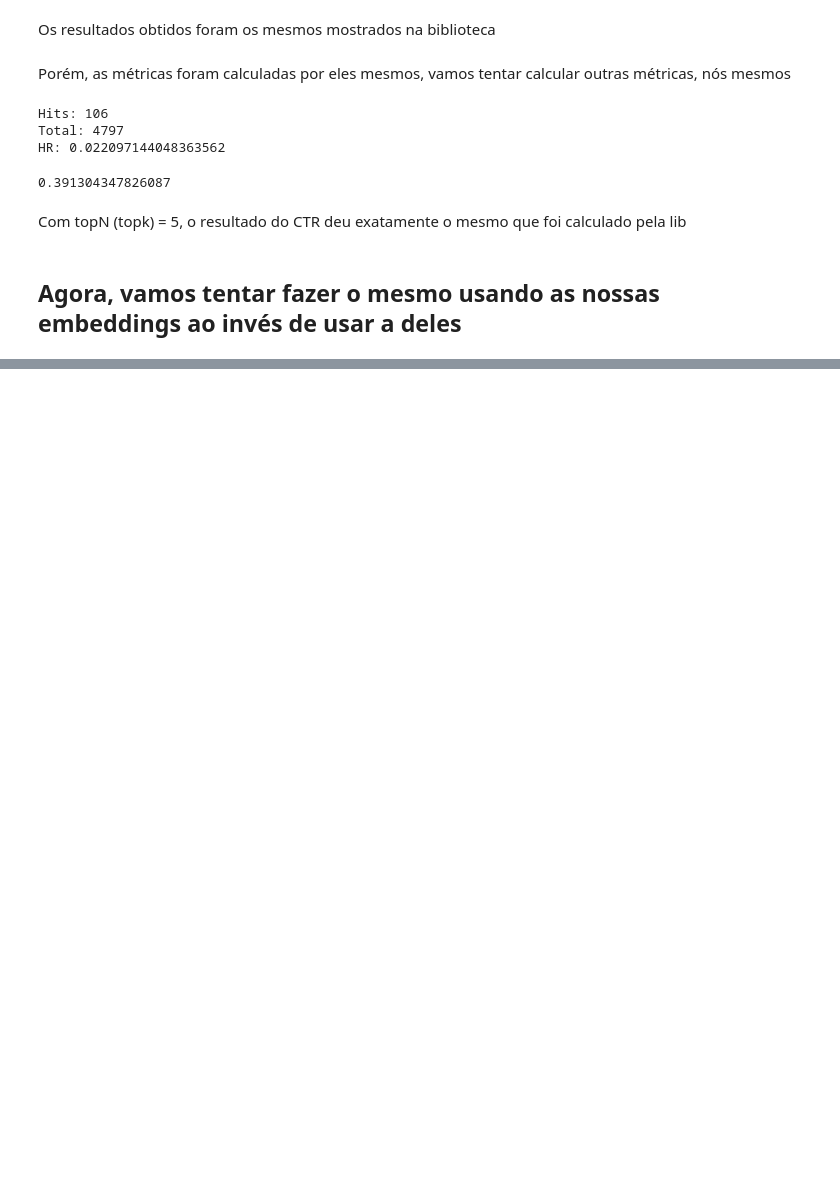
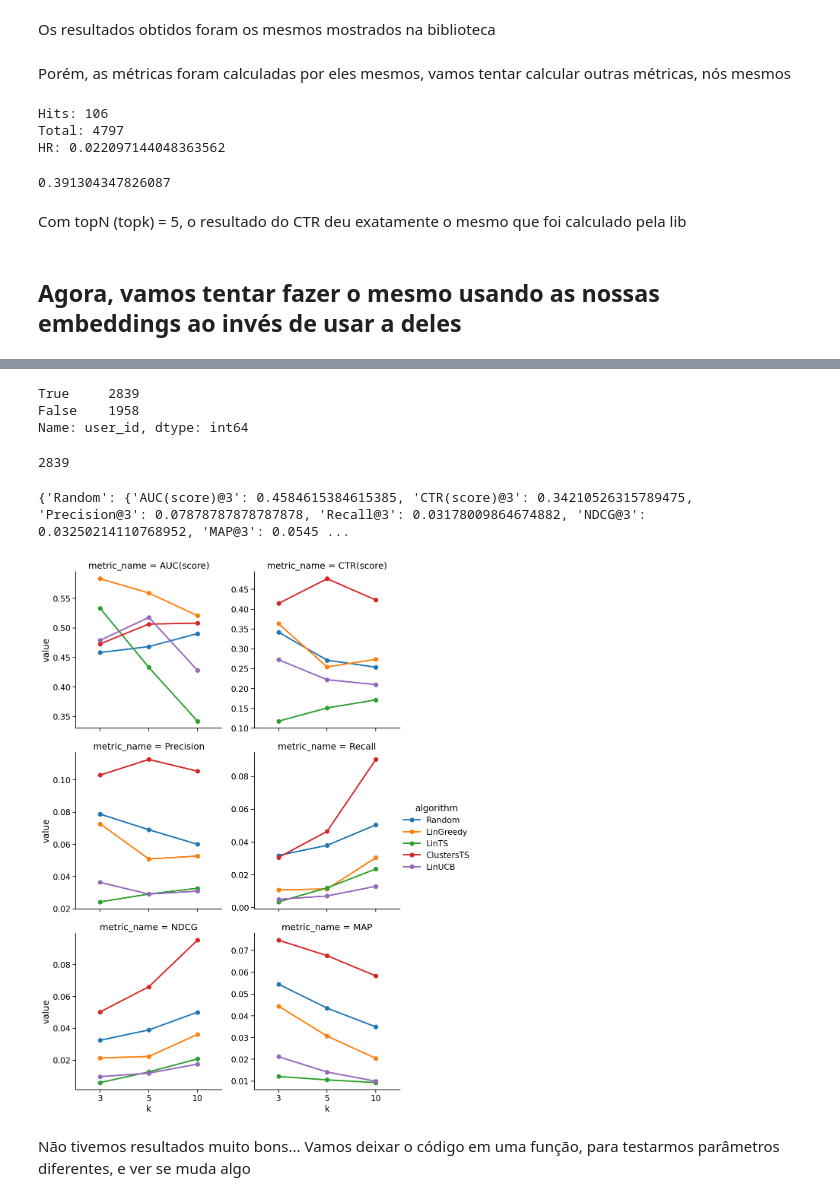
Before and after one commit to GregorioFornetti/Estudos-MAB, a Jupyter notebook: mab2rec/testes_evaluation.ipynb, the cells around one changed output, grey strips where cells are left out. Cells and saved outputs as stored; diff of their text form; code cells hidden in the pictures; blank space fills up the shorter version.

```diff
--- a/mab2rec/testes_evaluation.ipynb
+++ b/mab2rec/testes_evaluation.ipynb
@@ -277,0 +289,26 @@ print(reco_to_metrics)
+# %%
+df_test['user_id'].isin(df_train['user_id']).value_counts()
+# %% [output]
+True     2839
+False    1958
+Name: user_id, dtype: int64
+# %%
+df_test = df_test[df_test['user_id'].isin(df_train['user_id'])]
+len(df_test)
+# %% [output]
+2839
+# %%
+reco_to_results, reco_to_metrics = benchmark(recommenders,
+                                             metrics=metrics,
+                                             train_data=df_train,
+                                             test_data=df_test,
+                                             user_features=df_user_features)
+# %%
+# Plot each metric across all algorithms at different k
+plot_metrics_at_k(reco_to_metrics, col_wrap=2)
+print(reco_to_metrics)
+# %% [output]
+{'Random': {'AUC(score)@3': 0.4584615384615385, 'CTR(score)@3': 0.34210526315789475, 'Precision@3': 0.07878787878787878, 'Recall@3': 0.03178009864674882, 'NDCG@3': 0.03250214110768952, 'MAP@3': 0.0545 ...
+[figure, added]
+# %% [markdown]
+Não tivemos resultados muito bons... Vamos deixar o código em uma função, para testarmos parâmetros diferentes, e ver se muda algo
```
Also changed, not shown: parts of 7 cells of this notebook.
